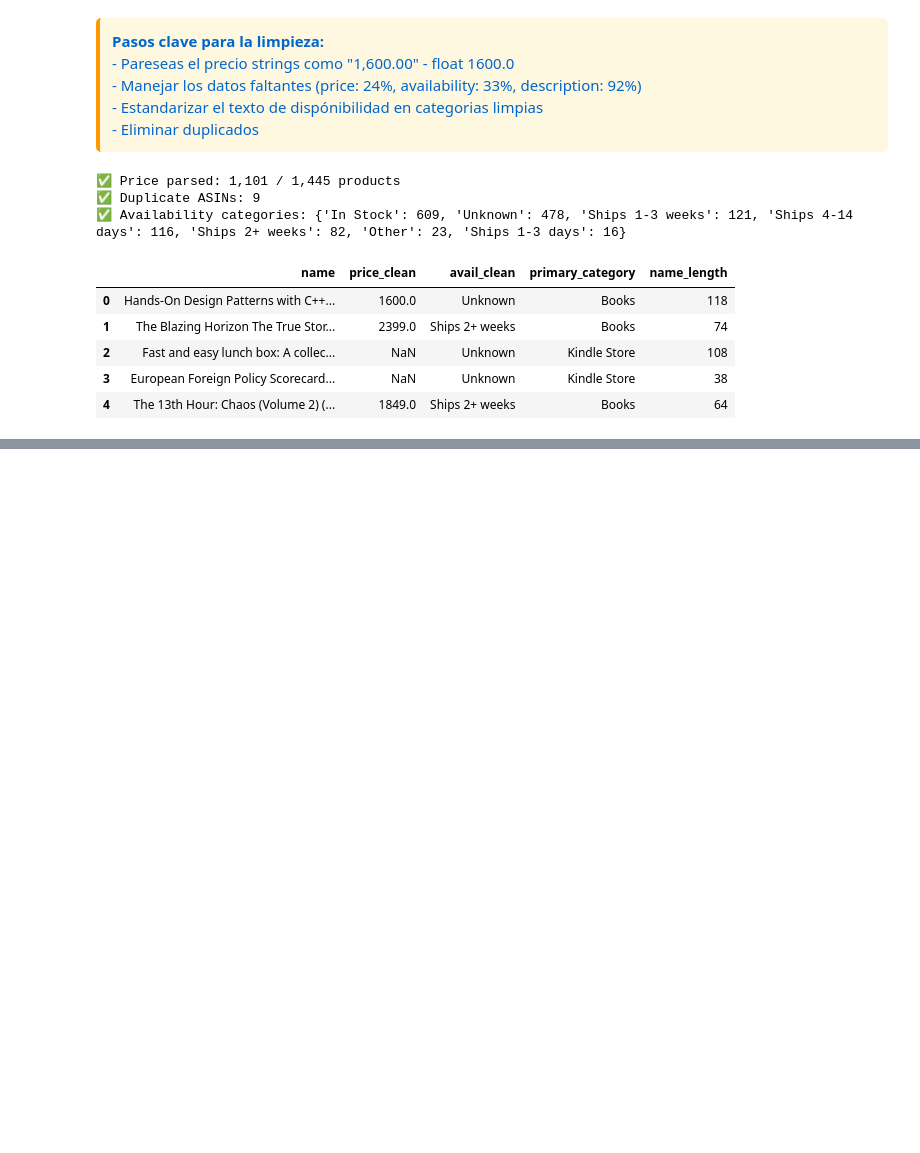
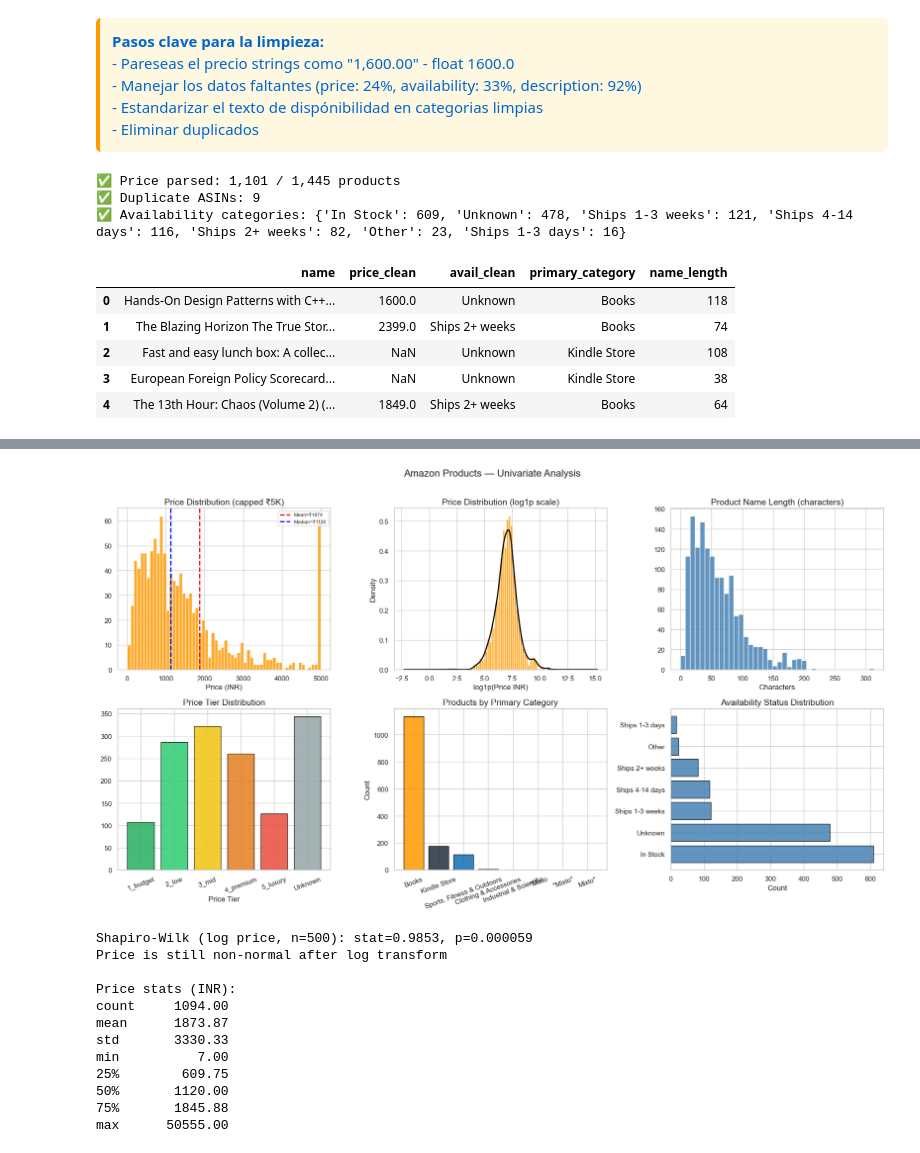
Before and after one commit to Miche1512/9AIEVND-ADND-Practicas-230091, a Jupyter notebook: Practica04/Practica04-230091.ipynb, the cells around one changed output, grey strips where cells are left out. Drawn from its saved outputs; the diff is of its cells as text; code cells hidden in the pictures; blank space fills up the shorter version.

```diff
--- a/Practica04/Practica04-230091.ipynb
+++ b/Practica04/Practica04-230091.ipynb
@@ -179,0 +350,77 @@ df[['name','price_clean','avail_clean','primary_category','name_length']].head(5
+# %%
+# ============================================================
+# SECTION 4 — Univariate Analysis
+# ============================================================
+df_priced = df[df['price_clean'].notna() & (df['price_clean'] > 0)].copy()
+
+fig, axes = plt.subplots(2, 3, figsize=(18, 10))
+
+# Price raw
+axes[0,0].hist(df_priced['price_clean'].clip(upper=5000), bins=60,
+               color='#FF9900', edgecolor='white', alpha=0.85)
+axes[0,0].axvline(df_priced['price_clean'].mean(), color='red', linestyle='--',
+                  lw=2, label=f'Mean=₹{df_priced["price_clean"].mean():.0f}')
+axes[0,0].axvline(df_priced['price_clean'].median(), color='blue', linestyle='--',
+                  lw=2, label=f'Median=₹{df_priced["price_clean"].median():.0f}')
+axes[0,0].set_title('Price Distribution (capped ₹5K)')
+axes[0,0].set_xlabel('Price (INR)'); axes[0,0].legend(fontsize=8)
+
+# Price log
+axes[0,1].hist(df_priced['log_price'], bins=50, color='#FF9900',
+               edgecolor='white', alpha=0.85, density=True)
+df_priced['log_price'].plot.kde(ax=axes[0,1], color='black', lw=2)
+axes[0,1].set_title('Price Distribution (log1p scale)')
+axes[0,1].set_xlabel('log1p(Price INR)')
+
+# Name length
+axes[0,2].hist(df['name_length'], bins=40, color='steelblue',
+               edgecolor='white', alpha=0.85)
+axes[0,2].set_title('Product Name Length (characters)')
+axes[0,2].set_xlabel('Characters')
+
+# Price tier
+tier_counts = df['price_tier'].value_counts().sort_index()
+tier_colors = ['#27ae60','#2ecc71','#f1c40f','#e67e22','#e74c3c','#95a5a6']
+axes[1,0].bar(tier_counts.index, tier_counts.values,
+              color=tier_colors[:len(tier_counts)], edgecolor='black', alpha=0.85)
+axes[1,0].set_title('Price Tier Distribution')
+axes[1,0].set_xlabel('Price Tier'); axes[1,0].tick_params(axis='x', rotation=20)
+
+# Primary category
+cat_counts = df['primary_category'].value_counts()
+axes[1,1].bar(cat_counts.index, cat_counts.values,
+              color=['#FF9900','#232F3E','#146EB4','#E47911','#999'],
+              edgecolor='black', alpha=0.85)
+axes[1,1].set_title('Products by Primary Category')
+axes[1,1].set_ylabel('Count'); axes[1,1].tick_params(axis='x', rotation=20)
+
+# Availability
+avail_counts = df['avail_clean'].value_counts()
+axes[1,2].barh(avail_counts.index, avail_counts.values,
+               color='steelblue', edgecolor='black', alpha=0.85)
+axes[1,2].set_title('Availability Status Distribution')
+axes[1,2].set_xlabel('Count')
+
+plt.suptitle('Amazon Products — Univariate Analysis', fontsize=16, y=1.01)
+plt.tight_layout(); plt.show()
+
+# Normality test
+stat, p = shapiro(df_priced['log_price'].sample(min(500, len(df_priced)), random_state=42))
+print(f'Shapiro-Wilk (log price, n=500): stat={stat:.4f}, p={p:.6f}')
+print(f'Price is {"normally distributed after log transform" if p > 0.05 else "still non-normal after log transform"}')
+print(f'\nPrice stats (INR):')
+print(df_priced['price_clean'].describe().round(2).to_string())
+# %% [output]
+[figure, added]
+Shapiro-Wilk (log price, n=500): stat=0.9853, p=0.000059
+Price is still non-normal after log transform
+
+Price stats (INR):
+count     1094.00
+mean      1873.87
+std       3330.33
+min          7.00
+25%        609.75
+50%       1120.00
+75%       1845.88
+max      50555.00
```
Also changed, not shown: parts of 19 cells of this notebook.
